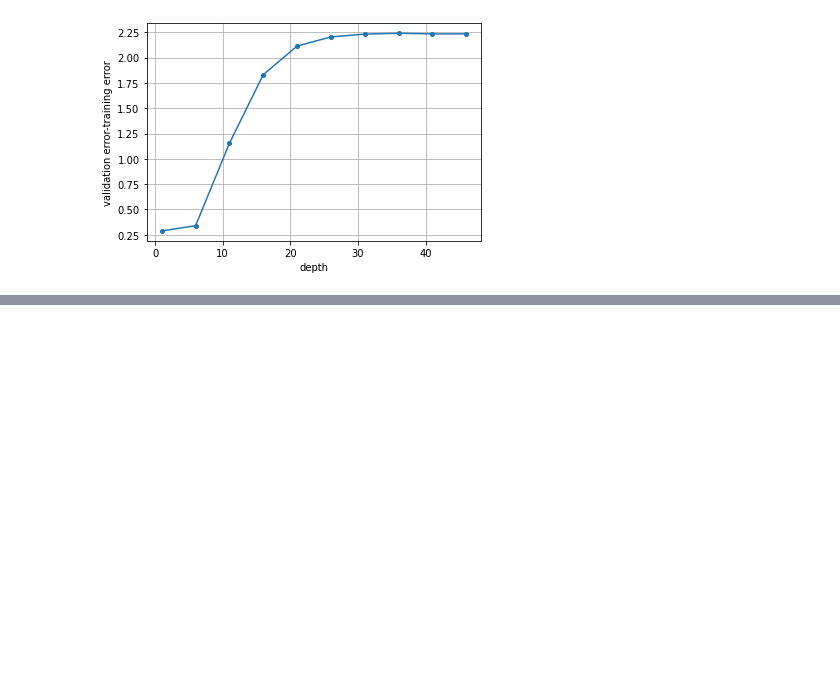
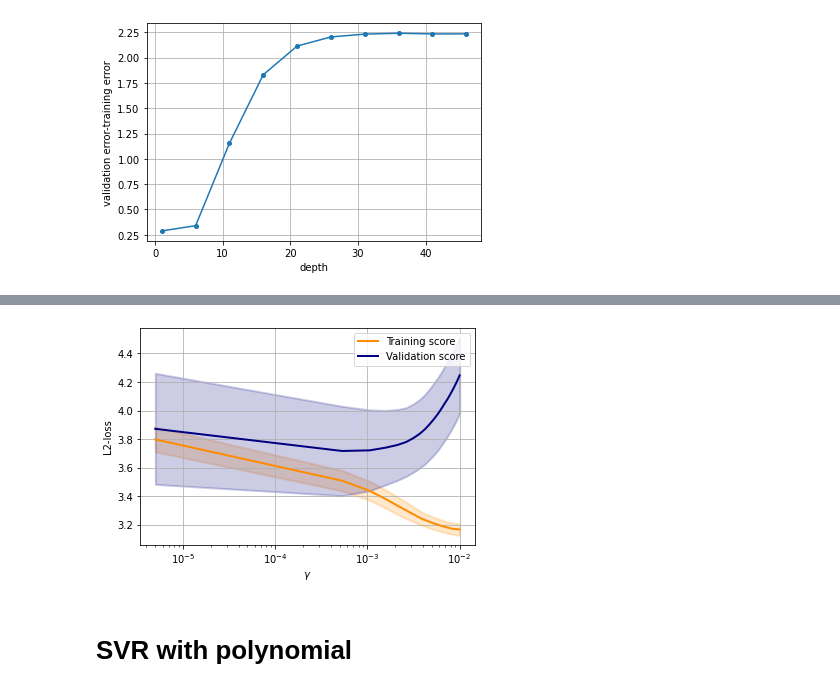
Before and after one commit to Ali-Setareh/Machine-learning-in-physics-Project, a Jupyter notebook: Phase 2- Classical Models/Phase 2.ipynb, the cells around one changed output, grey strips where cells are left out. Cells and saved outputs as stored; diff of their text form; code cells hidden in the pictures; blank space fills up the shorter version.

```diff
--- a/Phase 2- Classical Models/Phase 2.ipynb
+++ b/Phase 2- Classical Models/Phase 2.ipynb
@@ -411,0 +543,4 @@ The MSE for the test data is 2.25.
+# %%
+%%time
+svr=SVR(kernel='rbf',gamma=0.0005)
+svr.fit(X_train,Y_train.reshape(1,-1)[0])
@@ -411,0 +557,14 @@ The MSE for the test data is 2.25.
+# %%
+estimators_list = np.linspace(0.000005,0.01,20)
+
+train_scores, valid_scores = validation_curve(SVR(kernel='rbf'), X_train, Y_train,
+                                              param_name="gamma",
+                                              param_range=estimators_list , cv=5,
+                                              scoring = 'neg_mean_squared_error',
+                                              verbose=1, n_jobs=-1
+                                             )
+
+train_scores_mean = -np.mean(train_scores, axis=1)
+train_scores_std = np.std(train_scores, axis=1)
+valid_scores_mean = - np.mean(valid_scores, axis=1)
+valid_scores_std = np.std(valid_scores, axis=1)
@@ -411,0 +574,26 @@ The MSE for the test data is 2.25.
+# %%
+xlabel = '$\gamma$'
+ylabel = 'L2-loss'
+
+#plt_title = 'Validation curve for regression with KNN'#.format(k)
+
+fig = plt.figure()
+ax = fig.add_subplot(111, xlabel=xlabel, ylabel=ylabel)
+plt.semilogx(estimators_list, train_scores_mean,label="Training score",
+             color="darkorange", lw=2)
+plt.fill_between(estimators_list, train_scores_mean - train_scores_std,
+                 train_scores_mean + train_scores_std, alpha=0.2,
+                 color="darkorange", lw=2)
+plt.semilogx(estimators_list, valid_scores_mean, label="Validation score",
+             color="navy", lw=2)
+plt.fill_between(estimators_list, valid_scores_mean - valid_scores_std,
+                 valid_scores_mean + valid_scores_std, alpha=0.2,
+                 color="navy", lw=2)
+plt.legend(loc="best")
+plt.grid()
+#plt.savefig('val for knn.pdf',bbox_inches='tight')
+plt.show()
+# %% [output]
+[figure, added]
+# %% [markdown]
+# SVR with polynomial
```
Also changed, not shown: parts of 48 cells of this notebook.
